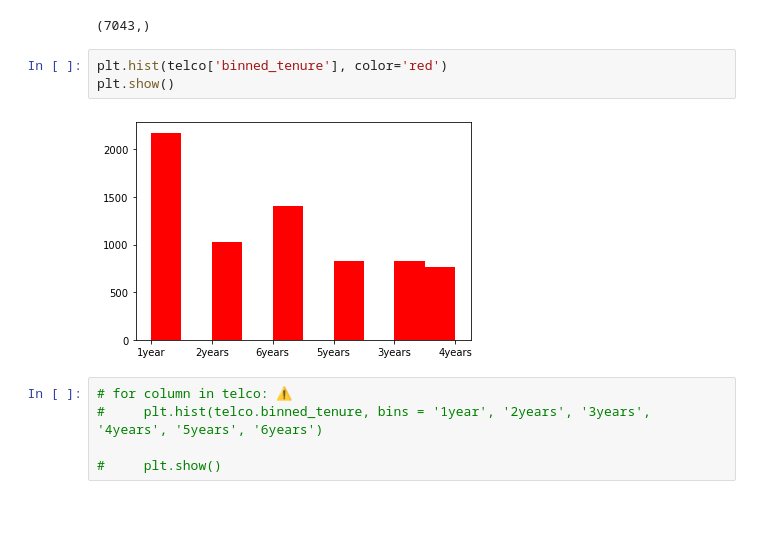
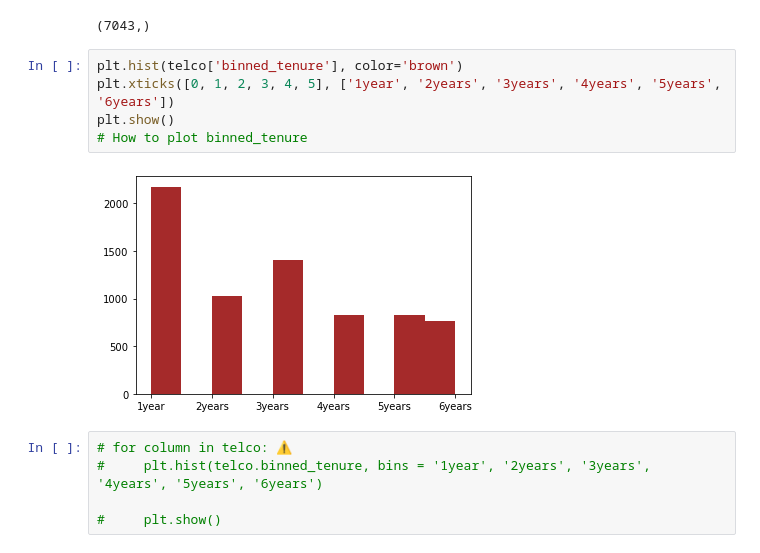
Before and after one commit to Severina7/Man_in_a_hole, a Jupyter notebook: doodle_and_draft.ipynb, the cells around one changed output. Drawn from its saved outputs; the diff is of its cells as text; blank space fills up the shorter version.

```diff
--- a/doodle_and_draft.ipynb
+++ b/doodle_and_draft.ipynb
@@ -387,11 +438,13 @@ telco.head()
 telco.binned_tenure.shape
 # %% [output]
 (7043,)
-# %%
-plt.hist(telco['binned_tenure'], color='red')
-plt.show()
-# %% [output]
-[figure, removed]
+# %%
+plt.hist(telco['binned_tenure'], color='brown')
+plt.xticks([0, 1, 2, 3, 4, 5], ['1year', '2years', '3years', '4years', '5years', '6years'])
+plt.show()
+# How to plot binned_tenure
+# %% [output]
+[figure, added]
 # %%
 # for column in telco: ⚠️
 #     plt.hist(telco.binned_tenure, bins = '1year', '2years', '3years', '4years', '5years', '6years')
```
Also changed, not shown: parts of 17 cells of this notebook.
